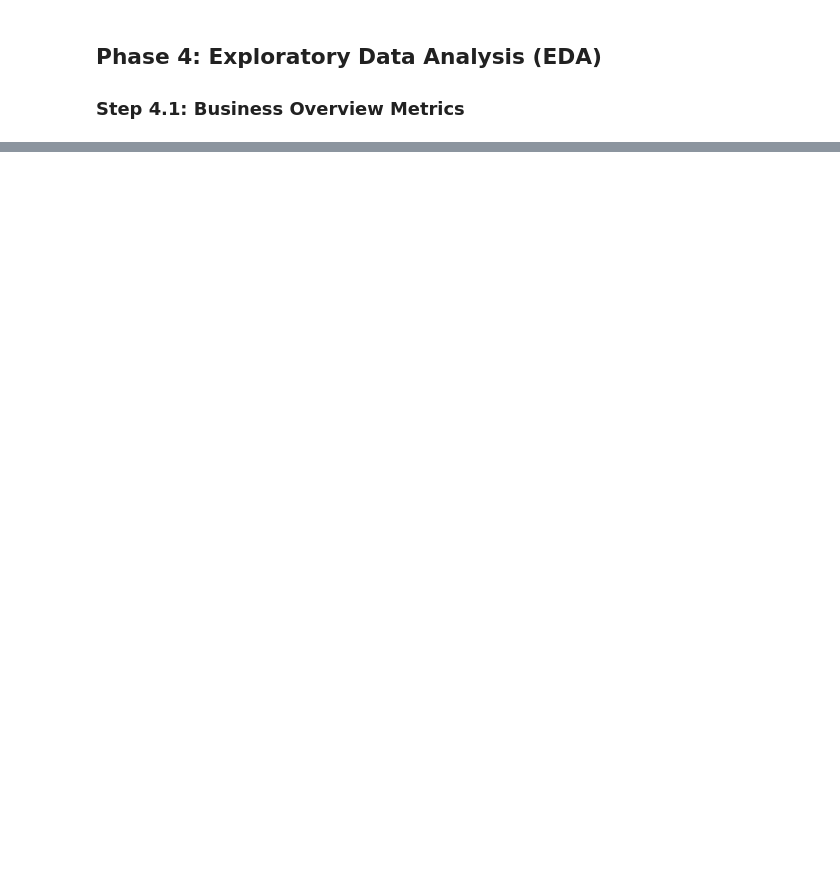
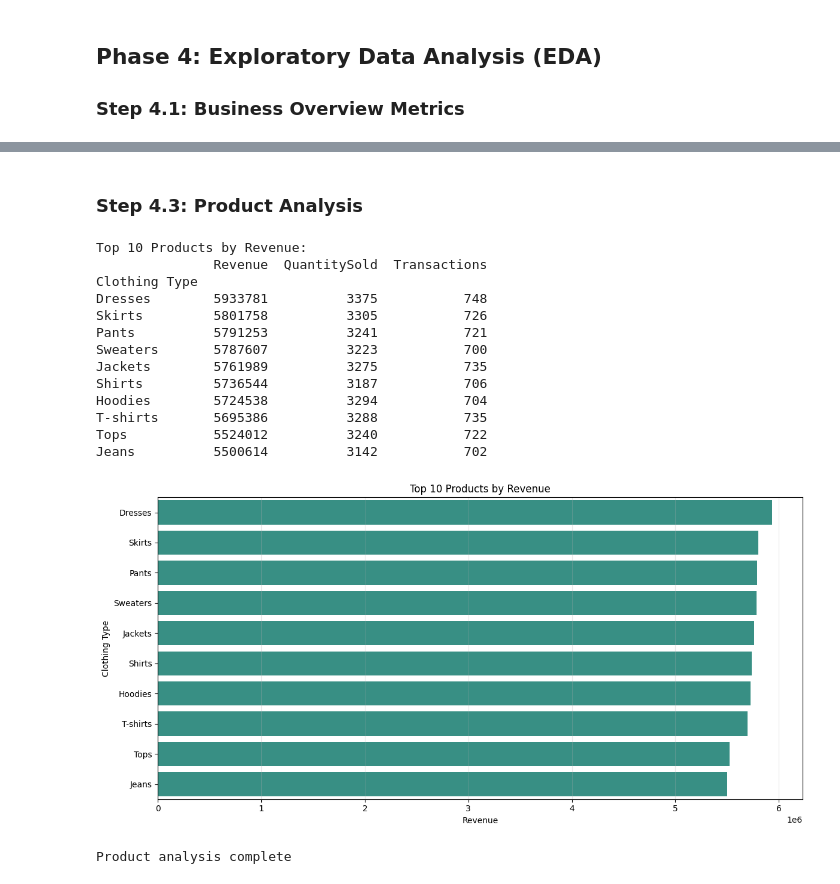
Before and after one commit to Pravallika616/FUTURE_DS_01, a Jupyter notebook: Zudio_sales_performance_analysiss.ipynb, the cells around one changed output, grey strips where cells are left out. Drawn from its saved outputs; the diff is of its cells as text; code cells hidden in the pictures; blank space fills up the shorter version.

Commit message:
updated analysis file

```diff
--- a/Zudio_sales_performance_analysiss.ipynb
+++ b/Zudio_sales_performance_analysiss.ipynb
@@ -90,6 +87,8 @@ print(data.dtypes)
 print('=' * 100)
 
 data['Store Open Date']=pd.to_datetime(data['Store Open Date'])
+data['Order Date']=pd.to_datetime(data['Order Date'])
+
 print(f"Date Range: {data['Store Open Date'].min()} to {data['Store Open Date'].max()}")
 print(f"Period: {(data['Store Open Date'].max() - data['Store Open Date'].min()).days} days")
 print("=" * 80)
@@ -160,3 +158,10 @@ plt.show()
+# %%
+data['Total_Amount']=data['Price']*data['Quantity']
+data['Order Date']=pd.to_datetime(data['Order Date'])
+data['year']=data['Order Date'].dt.year
+data['month']=data['Order Date'].dt.month
+data['day']=data['Order Date'].dt.day
+data['dayofweek']=data['Order Date'].dt.dayofweek
 # %% [markdown]
 ## Phase 4: Exploratory Data Analysis (EDA)
 
@@ -163,0 +312,46 @@ plt.show()
+# %% [markdown]
+### Step 4.3: Product Analysis
+# %%
+product_revenue = data.groupby('Clothing Type').agg({
+    'Total_Amount': 'sum',
+    'Quantity': 'sum',
+    'Order ID': 'count',
+    'Clothing Type': 'first'
+}).sort_values('Total_Amount', ascending=False)
+product_revenue.columns = ['Revenue', 'QuantitySold', 'Transactions', 'Clothing Type']
+
+print("\nTop 10 Products by Revenue:")
+print(product_revenue[['Revenue', 'QuantitySold', 'Transactions']].head(10))
+
+top_products_plot = product_revenue[['Revenue', 'Clothing Type']].head(10).copy()
+top_products_plot['Label'] = (
+    top_products_plot['Clothing Type'].astype(str).str.slice(0, 45)
+ )
+top_products_plot = top_products_plot.sort_values('Revenue', ascending=False)
+
+plt.figure(figsize=(12, 6))
+sns.barplot(data=top_products_plot, x='Revenue', y='Label', color='#2a9d8f')
+plt.title('Top 10 Products by Revenue')
+plt.xlabel('Revenue')
+plt.ylabel('Clothing Type')
+plt.grid(axis='x', alpha=0.3)
+plt.tight_layout()
+plt.show()
+
+print(f"\nProduct analysis complete")
+# %% [output]
+Top 10 Products by Revenue:
+               Revenue  QuantitySold  Transactions
+Clothing Type
+Dresses        5933781          3375           748
+Skirts         5801758          3305           726
+Pants          5791253          3241           721
+Sweaters       5787607          3223           700
+Jackets        5761989          3275           735
+Shirts         5736544          3187           706
+Hoodies        5724538          3294           704
+T-shirts       5695386          3288           735
+Tops           5524012          3240           722
+Jeans          5500614          3142           702
+[figure, added]
+Product analysis complete
```
Also changed, not shown: parts of 12 cells of this notebook.
